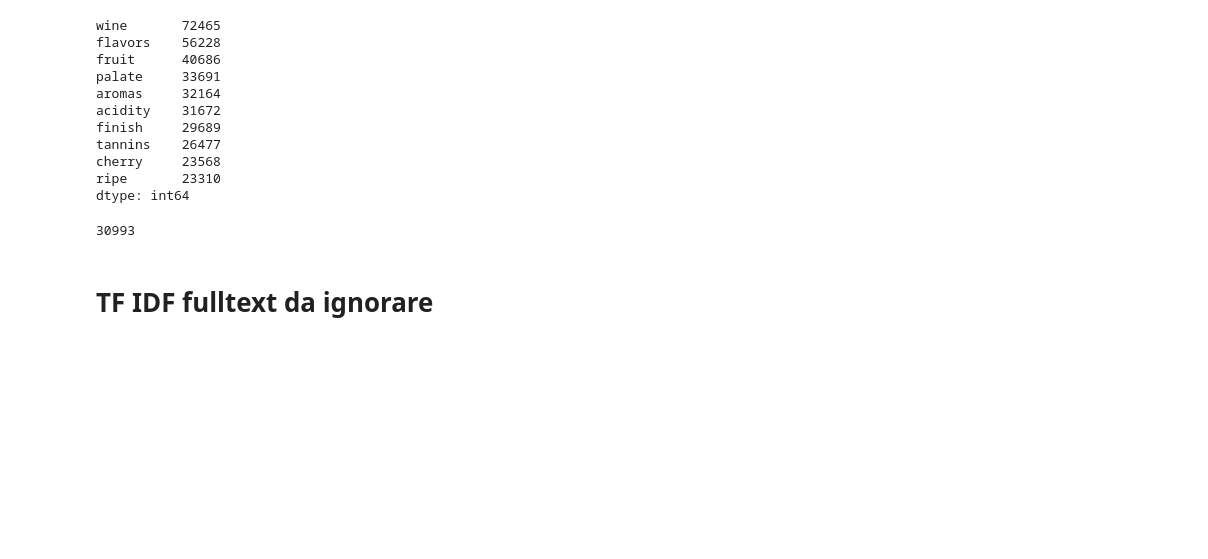
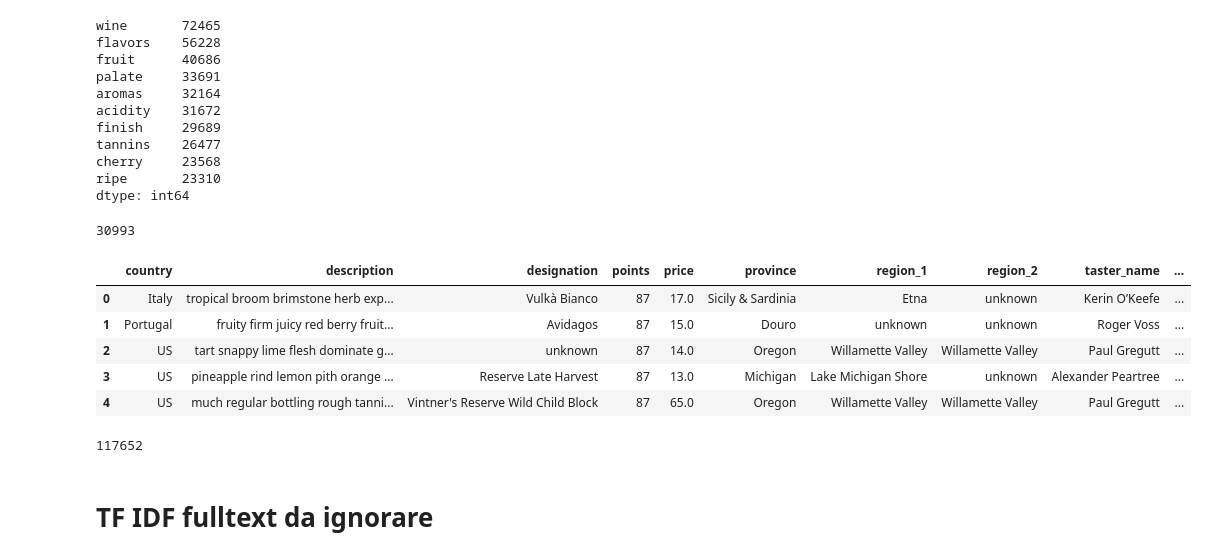
Before and after one commit to Gneur11/bda, a Jupyter notebook: Nlp2.0.ipynb, the cells around one changed output. Drawn from its saved outputs; the diff is of its cells as text; code cells hidden in the pictures; blank space fills up the shorter version.

```diff
--- a/Nlp2.0.ipynb
+++ b/Nlp2.0.ipynb
@@ -71,6 +71,20 @@ unfreqList = unfreq[-count:]
 # %%
 unfreq = dict(unfreqList)  #con dictionary is veeeeeeeeeeeery fasteroni
 data["description"] = data['description'].apply(lambda x: " ".join(x for x in x.split() if x not in unfreq))
+# %%
+data["word_count"] = data["description"].apply(lambda x: len(str(x).split(" ")))
+data.head()
+# %% [output]
+|  | country | description | designation | points | price | province | region_1 | region_2 | taster_name | ... |
+| 0 | Italy | tropical broom brimstone herb exp... | Vulkà Bianco | 87 | 17.0 | Sicily & Sardinia | Etna | unknown | Kerin O’Keefe | ... |
+| 1 | Portugal | fruity firm juicy red berry fruit... | Avidagos | 87 | 15.0 | Douro | unknown | unknown | Roger Voss | ... |
+| 2 | US | tart snappy lime flesh dominate g... | unknown | 87 | 14.0 | Oregon | Willamette Valley | Willamette Valley | Paul Gregutt | ... |
+| 3 | US | pineapple rind lemon pith orange ... | Reserve Late Harvest | 87 | 13.0 | Michigan | Lake Michigan Shore | unknown | Alexander Peartree | ... |
+| 4 | US | much regular bottling rough tanni... | Vintner's Reserve Wild Child Block | 87 | 65.0 | Oregon | Willamette Valley | Willamette Valley | Paul Gregutt | ... |
+# %%
+len(data)
+# %% [output]
+117652
 # %% [markdown]
 # TF IDF  fulltext da ignorare
 # %% [markdown]
```
Also changed, not shown: parts of 30 cells of this notebook, 1 other file.
